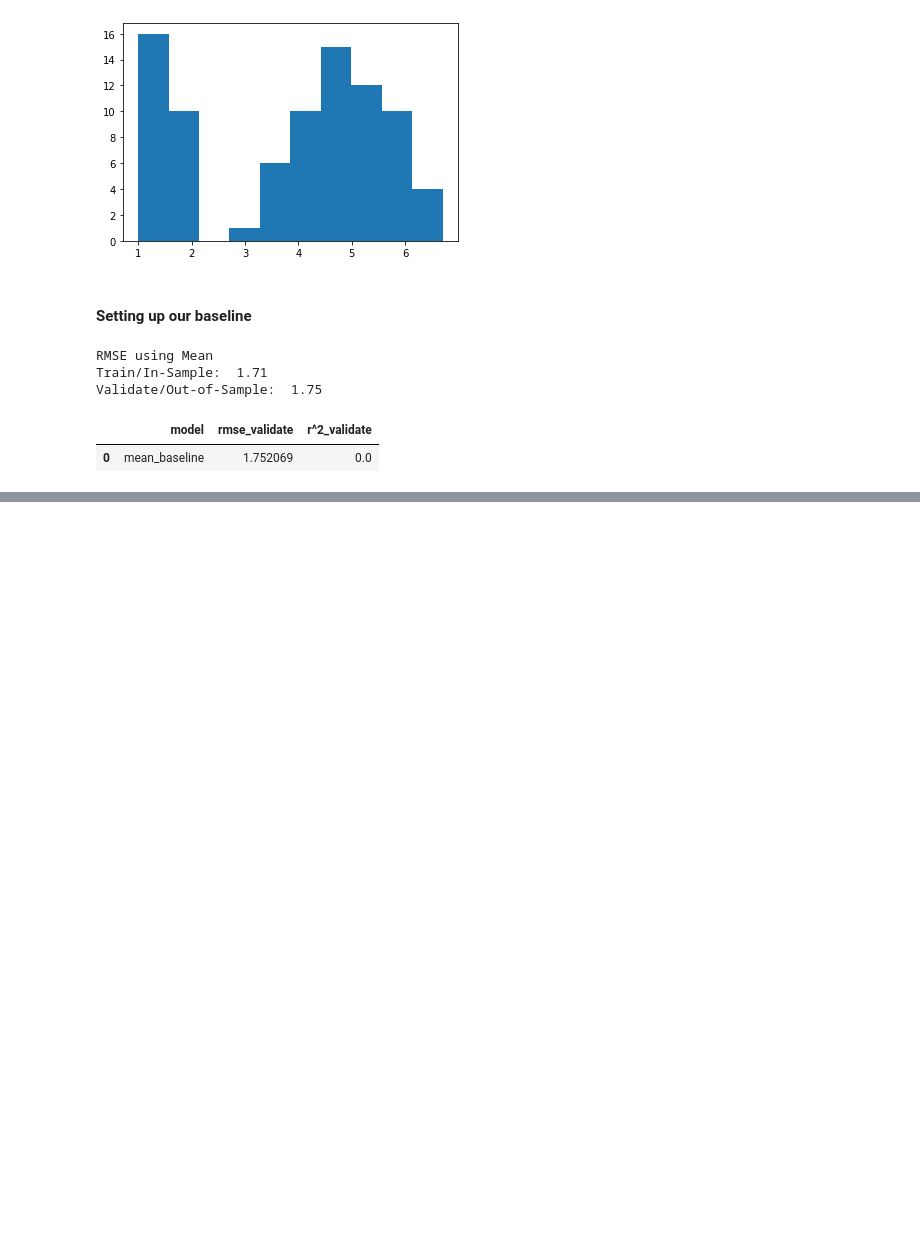
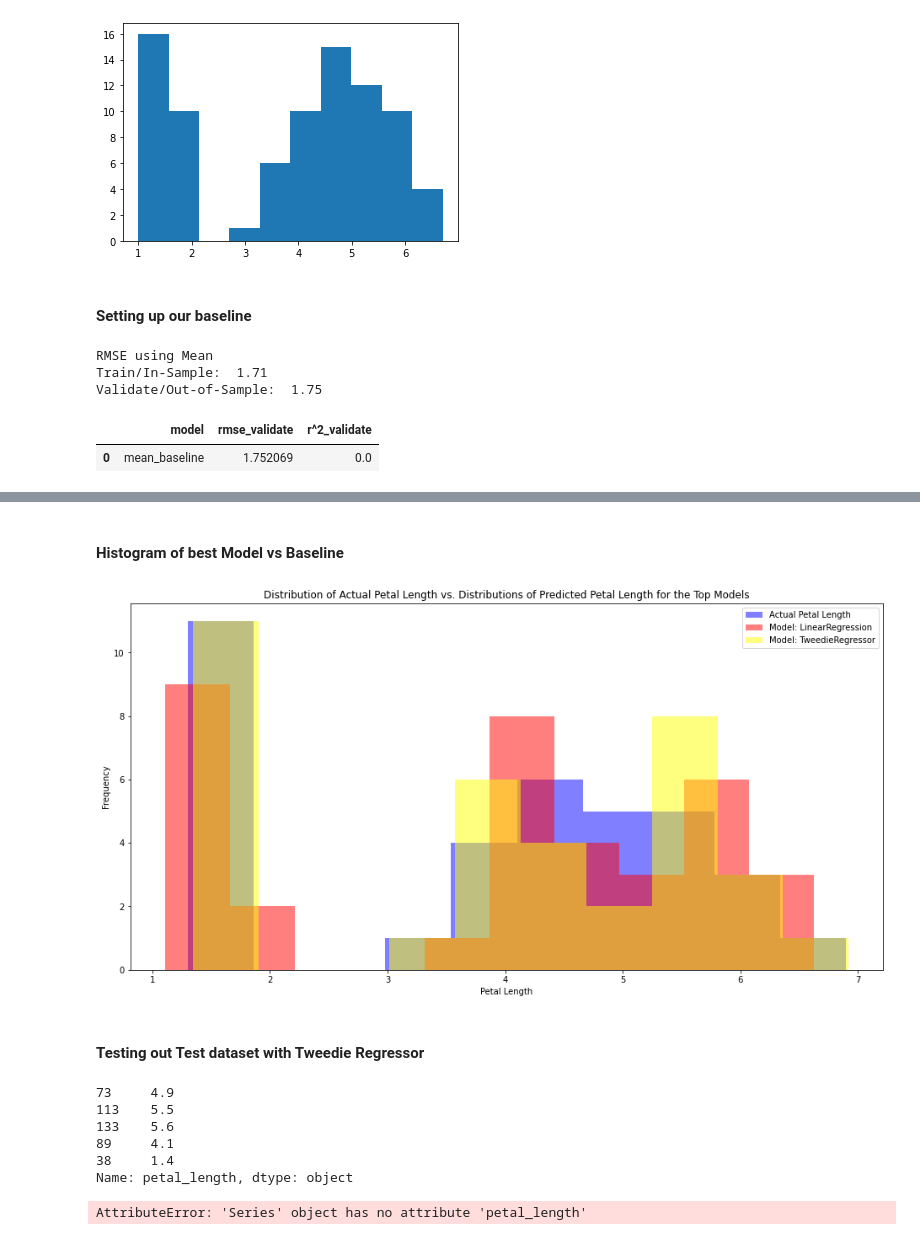
Before and after one commit to ForrestMccrosky/regression_exercises, a Jupyter notebook: Modeling_Exercise.ipynb, the cells around one changed output, grey strips where cells are left out. Drawn from its saved outputs; the diff is of its cells as text; code cells hidden in the pictures; blank space fills up the shorter version.

```diff
--- a/Modeling_Exercise.ipynb
+++ b/Modeling_Exercise.ipynb
@@ -289,0 +367,33 @@ plt.show()
+# %% [markdown]
+#### Histogram of best Model vs Baseline
+# %%
+plt.figure(figsize=(16,8))
+plt.hist(y_validate.petal_length, color='blue', alpha=.5, label="Actual Petal Length")
+plt.hist(y_validate.petal_length_pred_lm, color='red', alpha=.5, label="Model: LinearRegression")
+plt.hist(y_validate.petal_length_pred_glm, color='yellow', alpha=.5, label="Model: TweedieRegressor")
+
+plt.xlabel("Petal Length")
+plt.ylabel("Frequency")
+plt.title("Distribution of Actual Petal Length vs. Distributions of Predicted Petal Length for the Top Models")
+plt.legend()
+plt.show()
+# %% [output]
+[figure, added]
+# %% [markdown]
+#### Testing out Test dataset with Tweedie Regressor
+# %%
+y_test.head()
+# %% [output]
+73     4.9
+113    5.5
+133    5.6
+89     4.1
+38     1.4
+Name: petal_length, dtype: object
+# %%
+y_test['petal_length_pred_glm'] = glm.predict(X_test)
+
+rmse_test = mean_squared_error(y_test.petal_length, y_test.petal_length_pred_glm) ** 0.5
+print("RMSE for TweedieRegressor\nOut-of-Sample Performance: ", rmse_test)
+# %% [output]
+AttributeError: 'Series' object has no attribute 'petal_length'
```
Also changed, not shown: parts of 9 cells of this notebook.
